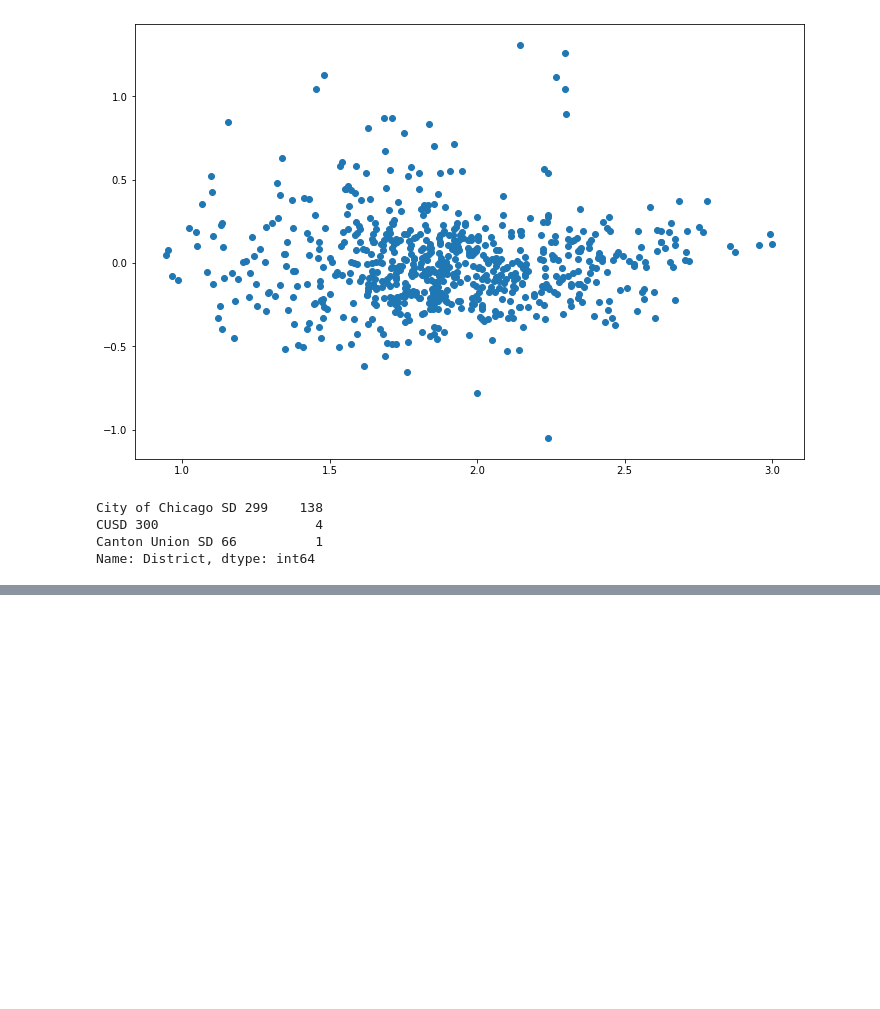
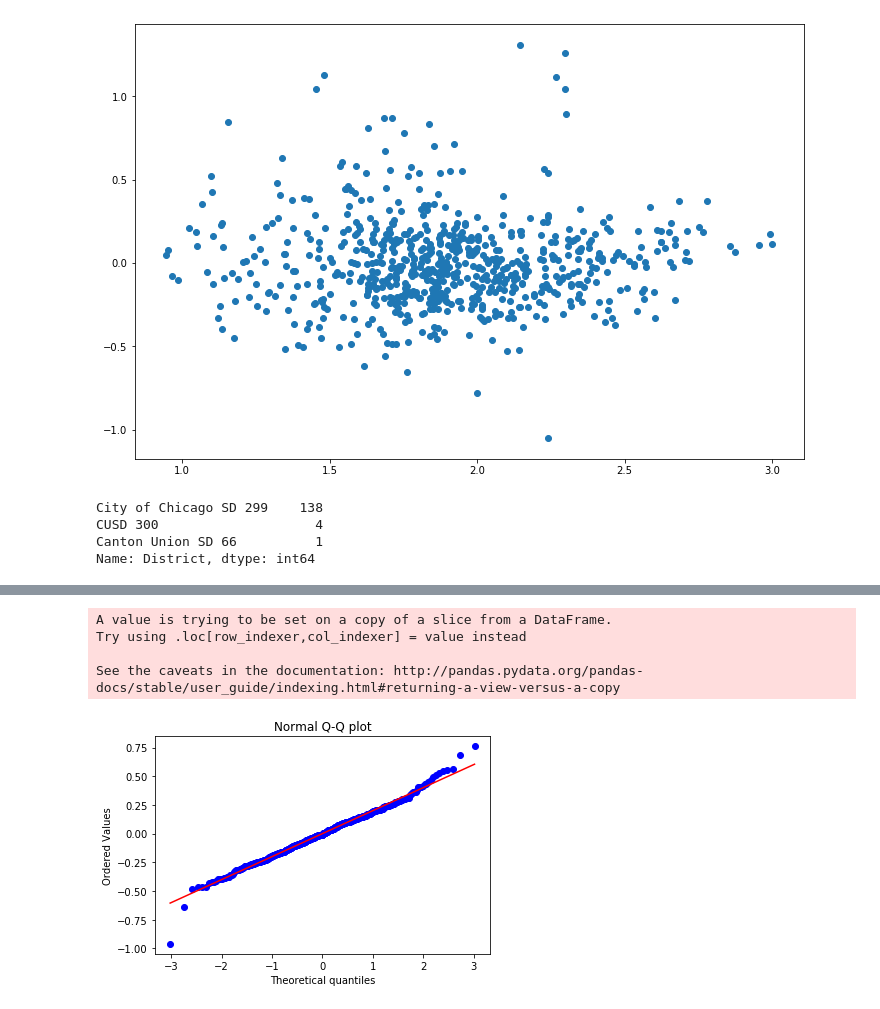
Before and after one commit to willyraedy/Ill_Edu, a Jupyter notebook: notebooks/SATInitial.ipynb, the cells around one changed output, grey strips where cells are left out. Cells and saved outputs as stored; diff of their text form; code cells hidden in the pictures; blank space fills up the shorter version.

Commit message:
added some residual plotting

```diff
--- a/notebooks/SATInitial.ipynb
+++ b/notebooks/SATInitial.ipynb
@@ -205,0 +211,2 @@ just_features[just_features.District == 'Township HSD 214'].describe()
+# %%
+super_limited = just_features[(just_features.District != 'City of Chicago SD 299') & (just_features.Year == 2019)]
@@ -205,0 +217,10 @@ just_features[just_features.District == 'Township HSD 214'].describe()
+# %%
+y_name = feature_names[-1]
+x_eqn = ' + '.join(feature_names[:-1])
+lm1 = smf.ols(f'{y_name} ~ {x_eqn}', data=super_limited)
+
+# Fit the model
+fit1 = lm1.fit()
+
+# Print summary statistics of the model's performance
+fit1.summary()
@@ -205,0 +266,12 @@ just_features[just_features.District == 'Township HSD 214'].describe()
+# %%
+# diagnose/inspect residual normality using qqplot:
+super_limited['resid'] = super_limited.avg_math_sat_level - fit1.predict()
+stats.probplot(super_limited['resid'], dist="norm", plot=plt)
+plt.title("Normal Q-Q plot")
+plt.show()
+# %% [output]
+A value is trying to be set on a copy of a slice from a DataFrame.
+Try using .loc[row_indexer,col_indexer] = value instead
+
+See the caveats in the documentation: http://pandas.pydata.org/pandas-docs/stable/user_guide/indexing.html#returning-a-view-versus-a-copy
+[figure, added]
```
Also changed, not shown: parts of 11 cells of this notebook.
